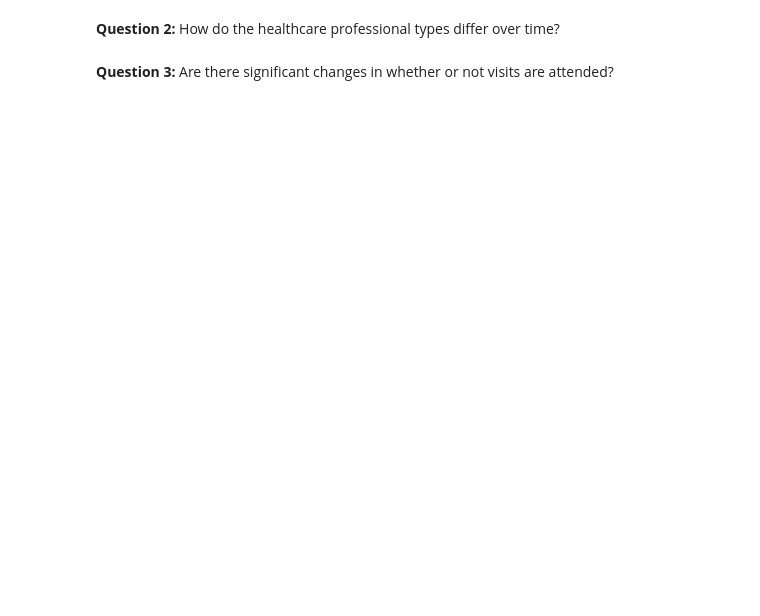
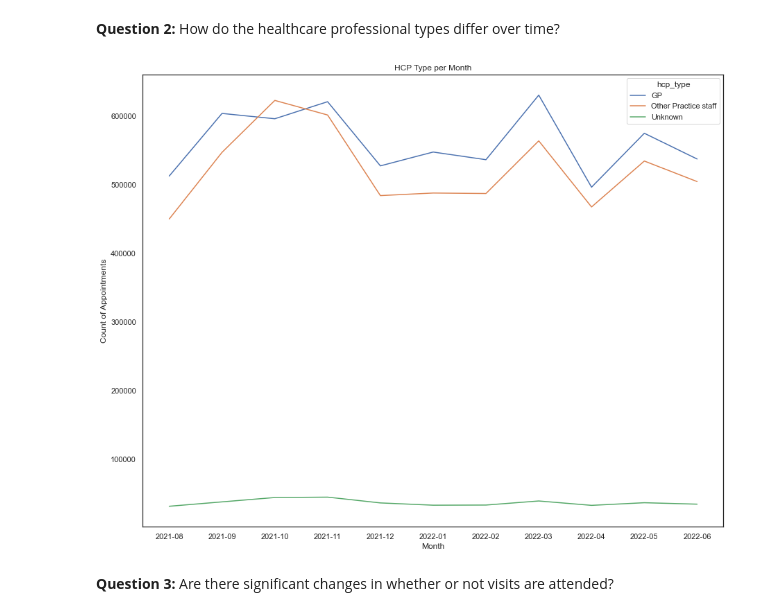
Before and after one commit to rohitabraham86/LSE_DA_NHS_analysis_rohit, a Jupyter notebook: nhs.ipynb, the cells around one changed output. Cells and saved outputs as stored; diff of their text form; code cells hidden in the pictures; blank space fills up the shorter version.

```diff
--- a/nhs.ipynb
+++ b/nhs.ipynb
@@ -1208,6 +1234,12 @@ plt.savefig('trending_less_than40.png')
 **Question 1:** Should the NHS start looking at increasing staff levels?
 # %%
 # Create an aggregated data set to review the different features.
+ar_agg = df3.loc[:, ['appointment_month', 'appointment_status', 'hcp_type',
+                     'appointment_mode', 'time_between_book_and_appointment', 'count_of_appointments']]
 
+# Aggregating the total number of appointments per month.
+ar_agg_grpby = ar_agg.groupby(['appointment_month', 'hcp_type', 'appointment_status',
+                               'time_between_book_and_appointment'])[['count_of_appointments']].sum()
 
 # View the DataFrame.
+ar_agg_grpby.reset_index()
@@ -1238,2 +1334,14 @@ plt.savefig('trending_less_than40.png')
+# %%
+ax = sns.lineplot(data=ar_agg_grpby, x="appointment_month", y="count_of_appointments", hue='hcp_type',
+                  ci=None)
+
+ax.set(xlabel = "Month",
+       ylabel = "Count of Appointments",
+       title = "HCP Type per Month")
+
+# Save plot
+plt.savefig('HCP_month.png')
+# %% [output]
+[figure, added]
 # %% [markdown]
 **Question 3:** Are there significant changes in whether or not visits are attended?
```
Also changed, not shown: parts of 39 cells of this notebook.
